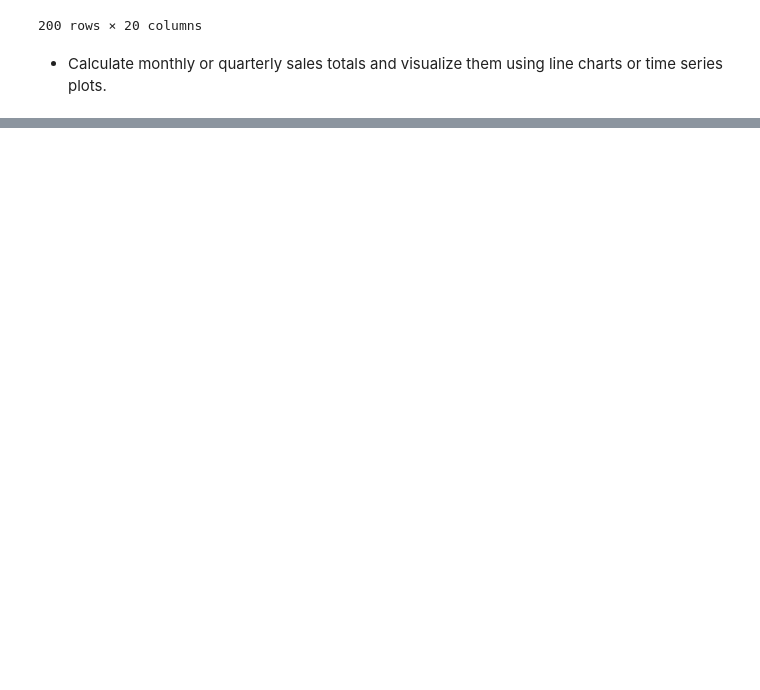
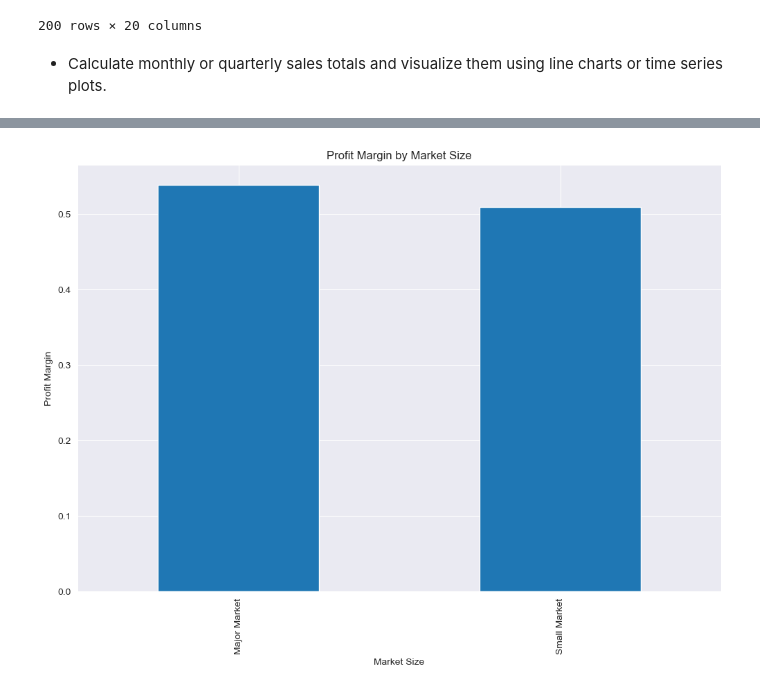
Before and after one commit to noeyislearning/coffee-chain-sales, a Jupyter notebook: generate_report_v1.ipynb, the cells around one changed output, grey strips where cells are left out. Saved outputs shown, nothing was run; the diff lists cells and outputs as text; code cells hidden in the pictures; blank space fills up the shorter version.

```diff
--- a/generate_report_v1.ipynb
+++ b/generate_report_v1.ipynb
@@ -261,0 +345,8 @@ plt.show()
+# %%
+# Plot the profit margin for each market size
+market_size_profit_margin.plot(kind='bar', figsize=(12, 8), xlabel='Market Size', ylabel='Profit Margin', title='Profit Margin by Market Size')
+
+# Show the plot
+plt.show()
+# %% [output]
+[figure, added]
```
Also changed, not shown: parts of 23 cells of this notebook.
